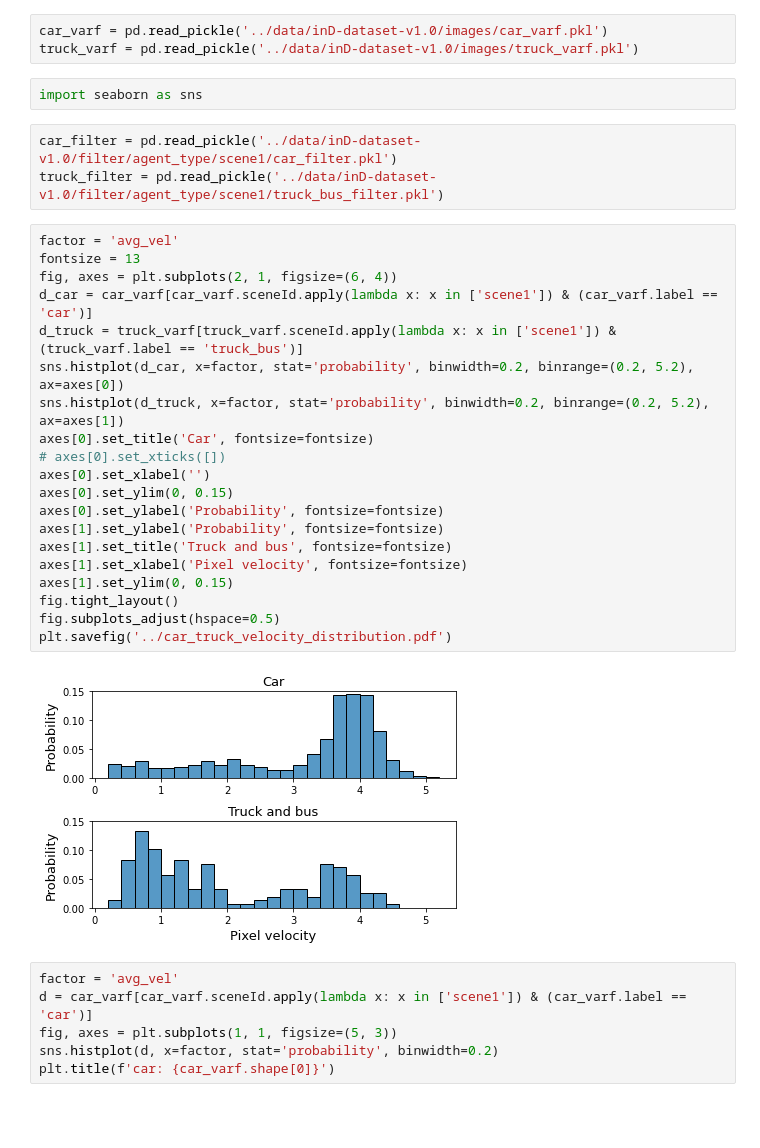
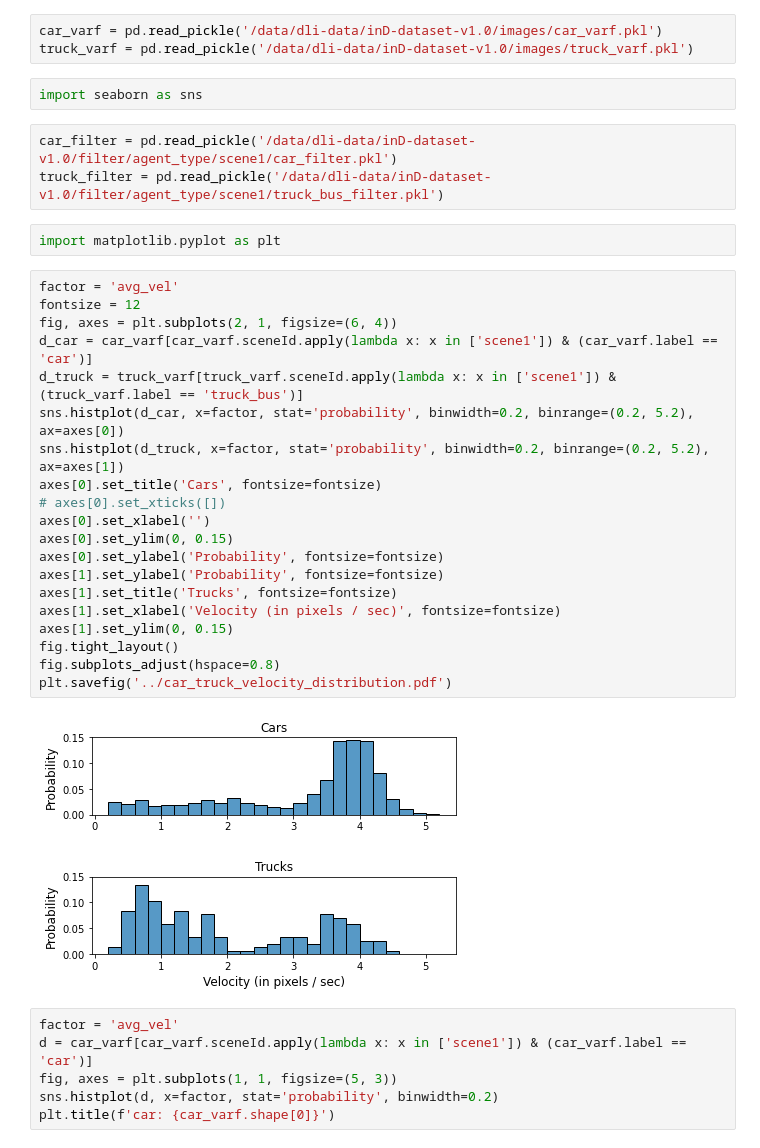
Before and after one commit to danyayay/ynet_adaptive, a Jupyter notebook: notebook/traj.ipynb, the cells around one changed output. Drawn from its saved outputs; the diff is of its cells as text; blank space fills up the shorter version.

Commit message:
car truck distribution plot

```diff
--- a/notebook/traj.ipynb
+++ b/notebook/traj.ipynb
@@ -197,35 +199,37 @@ truck.metaId.unique().shape[0], car.metaId.unique().shape[0]
 # %% [output]
 (230, 4024)
 # %%
-car_varf = pd.read_pickle('../data/inD-dataset-v1.0/images/car_varf.pkl')
-truck_varf = pd.read_pickle('../data/inD-dataset-v1.0/images/truck_varf.pkl')
+car_varf = pd.read_pickle('/data/dli-data/inD-dataset-v1.0/images/car_varf.pkl')
+truck_varf = pd.read_pickle('/data/dli-data/inD-dataset-v1.0/images/truck_varf.pkl')
 # %%
 import seaborn as sns
 # %%
-car_filter = pd.read_pickle('../data/inD-dataset-v1.0/filter/agent_type/scene1/car_filter.pkl')
-truck_filter = pd.read_pickle('../data/inD-dataset-v1.0/filter/agent_type/scene1/truck_bus_filter.pkl')
+car_filter = pd.read_pickle('/data/dli-data/inD-dataset-v1.0/filter/agent_type/scene1/car_filter.pkl')
+truck_filter = pd.read_pickle('/data/dli-data/inD-dataset-v1.0/filter/agent_type/scene1/truck_bus_filter.pkl')
+# %%
+import matplotlib.pyplot as plt
 # %%
 factor = 'avg_vel'
-fontsize = 13
+fontsize = 12
 fig, axes = plt.subplots(2, 1, figsize=(6, 4))
 d_car = car_varf[car_varf.sceneId.apply(lambda x: x in ['scene1']) & (car_varf.label == 'car')]
 d_truck = truck_varf[truck_varf.sceneId.apply(lambda x: x in ['scene1']) & (truck_varf.label == 'truck_bus')]
 sns.histplot(d_car, x=factor, stat='probability', binwidth=0.2, binrange=(0.2, 5.2), ax=axes[0])
 sns.histplot(d_truck, x=factor, stat='probability', binwidth=0.2, binrange=(0.2, 5.2), ax=axes[1])
-axes[0].set_title('Car', fontsize=fontsize)
+axes[0].set_title('Cars', fontsize=fontsize)
 # axes[0].set_xticks([])
 axes[0].set_xlabel('')
 axes[0].set_ylim(0, 0.15)
 axes[0].set_ylabel('Probability', fontsize=fontsize)
 axes[1].set_ylabel('Probability', fontsize=fontsize)
-axes[1].set_title('Truck and bus', fontsize=fontsize)
-axes[1].set_xlabel('Pixel velocity', fontsize=fontsize)
+axes[1].set_title('Trucks', fontsize=fontsize)
+axes[1].set_xlabel('Velocity (in pixels / sec)', fontsize=fontsize)
 axes[1].set_ylim(0, 0.15)
 fig.tight_layout()
-fig.subplots_adjust(hspace=0.5)
+fig.subplots_adjust(hspace=0.8)
 plt.savefig('../car_truck_velocity_distribution.pdf')
 # %% [output]
-[figure, old version]
+[figure, new version]
 # %%
 factor = 'avg_vel'
 d = car_varf[car_varf.sceneId.apply(lambda x: x in ['scene1']) & (car_varf.label == 'car')]
```
Also changed, not shown: parts of 1 cell of this notebook.
